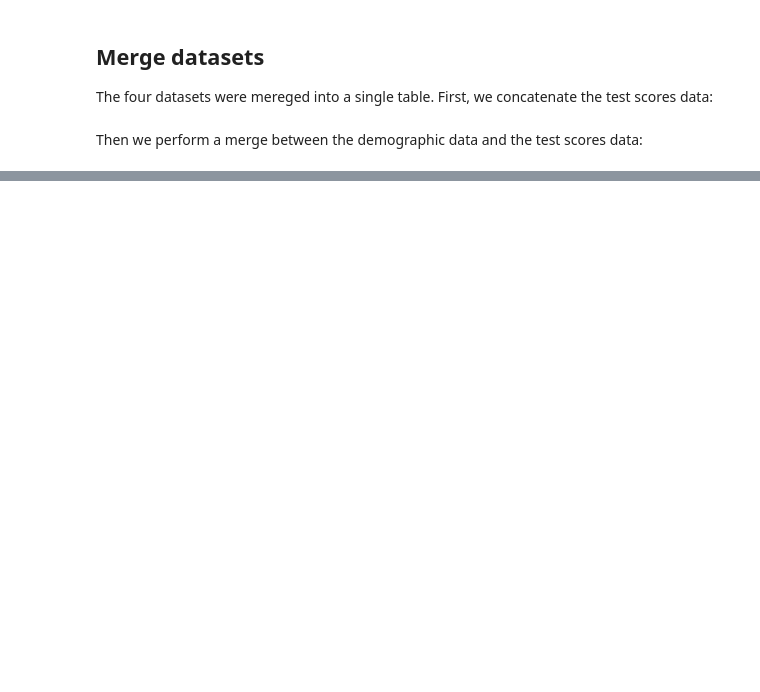
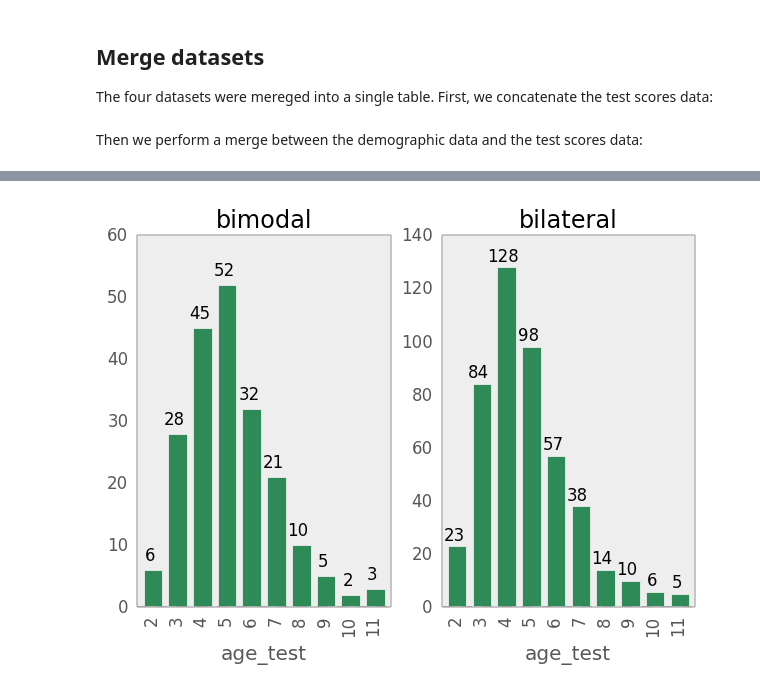
Before and after one commit to fonnesbeck/bimodal-bilateral, a Jupyter notebook: Bimodal-bilateral Analysis.ipynb, the cells around one changed output, grey strips where cells are left out. Saved outputs shown, nothing was run; the diff lists cells and outputs as text; code cells hidden in the pictures; blank space fills up the shorter version.

```diff
--- a/Bimodal-bilateral Analysis.ipynb
+++ b/Bimodal-bilateral Analysis.ipynb
@@ -695,0 +576,4 @@ ylim(0,500)
+# %%
+articulation_summary = pd.concat([score_summary("Articulation", bimodal=True),
+                               score_summary("Articulation", bimodal=False)], keys=['bimodal','bilateral'])
+articulation_summary
@@ -695,0 +598,4 @@ ylim(0,500)
+# %%
+plot_summary(articulation_summary)
+# %% [output]
+[figure, added]
```
Also changed, not shown: parts of 50 cells of this notebook.
